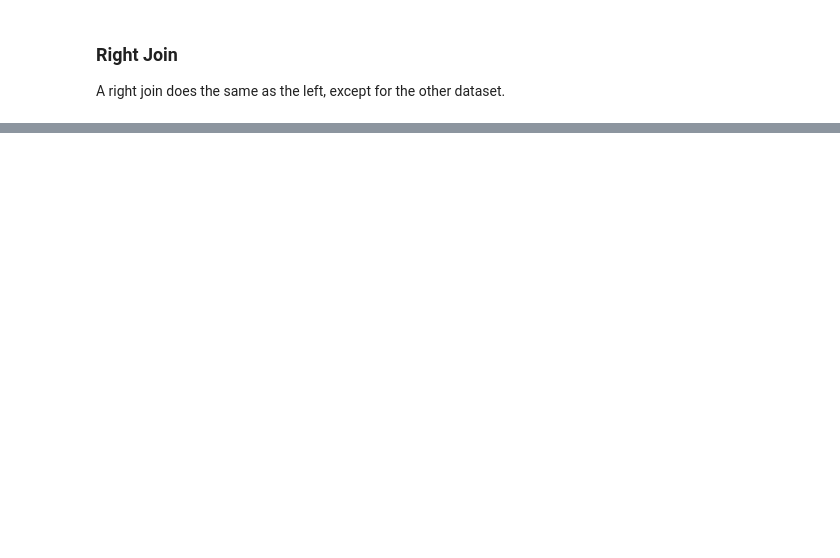
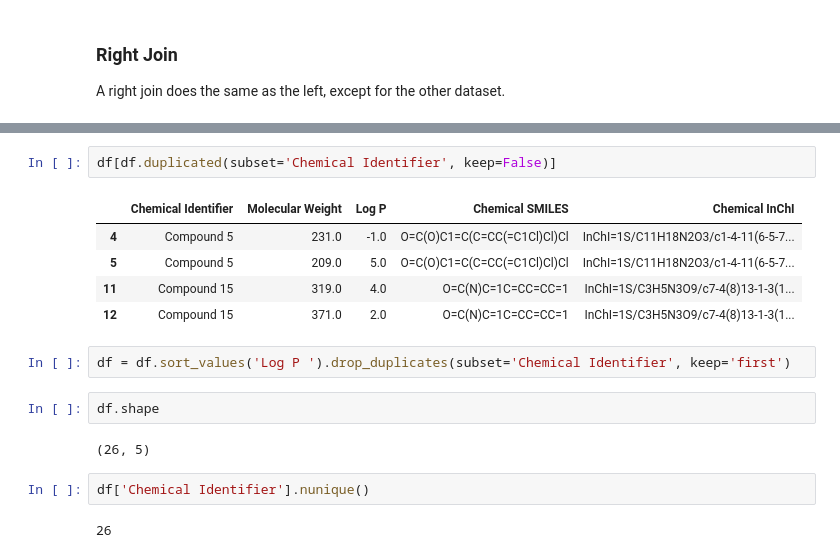
Before and after one commit to russodanielp/intro_cheminformatics, a Jupyter notebook: Lab 08 - Machine Learning - Supervised, QSAR/DataMergingAndCleaning.ipynb, the cells around one changed output, grey strips where cells are left out. Saved outputs shown, nothing was run; the diff lists cells and outputs as text; blank space fills up the shorter version.

```diff
--- a/Lab 08 - Machine Learning - Supervised, QSAR/DataMergingAndCleaning.ipynb
+++ b/Lab 08 - Machine Learning - Supervised, QSAR/DataMergingAndCleaning.ipynb
@@ -122,0 +181,18 @@ right_join.head()
+# %%
+df[df.duplicated(subset='Chemical Identifier', keep=False)]
+# %% [output]
+|  | Chemical Identifier | Molecular Weight | Log P | Chemical SMILES | Chemical InChI |
+| 4 | Compound 5 | 231.0 | -1.0 | O=C(O)C1=C(C=CC(=C1Cl)Cl)Cl | InChI=1S/C11H18N2O3/c1-4-11(6-5-7... |
+| 5 | Compound 5 | 209.0 | 5.0 | O=C(O)C1=C(C=CC(=C1Cl)Cl)Cl | InChI=1S/C11H18N2O3/c1-4-11(6-5-7... |
+| 11 | Compound 15 | 319.0 | 4.0 | O=C(N)C=1C=CC=CC=1 | InChI=1S/C3H5N3O9/c7-4(8)13-1-3(1... |
+| 12 | Compound 15 | 371.0 | 2.0 | O=C(N)C=1C=CC=CC=1 | InChI=1S/C3H5N3O9/c7-4(8)13-1-3(1... |
+# %%
+df = df.sort_values('Log P ').drop_duplicates(subset='Chemical Identifier', keep='first')
+# %%
+df.shape
+# %% [output]
+(26, 5)
+# %%
+df['Chemical Identifier'].nunique()
+# %% [output]
+26
```
Also changed, not shown: parts of 14 cells of this notebook.
